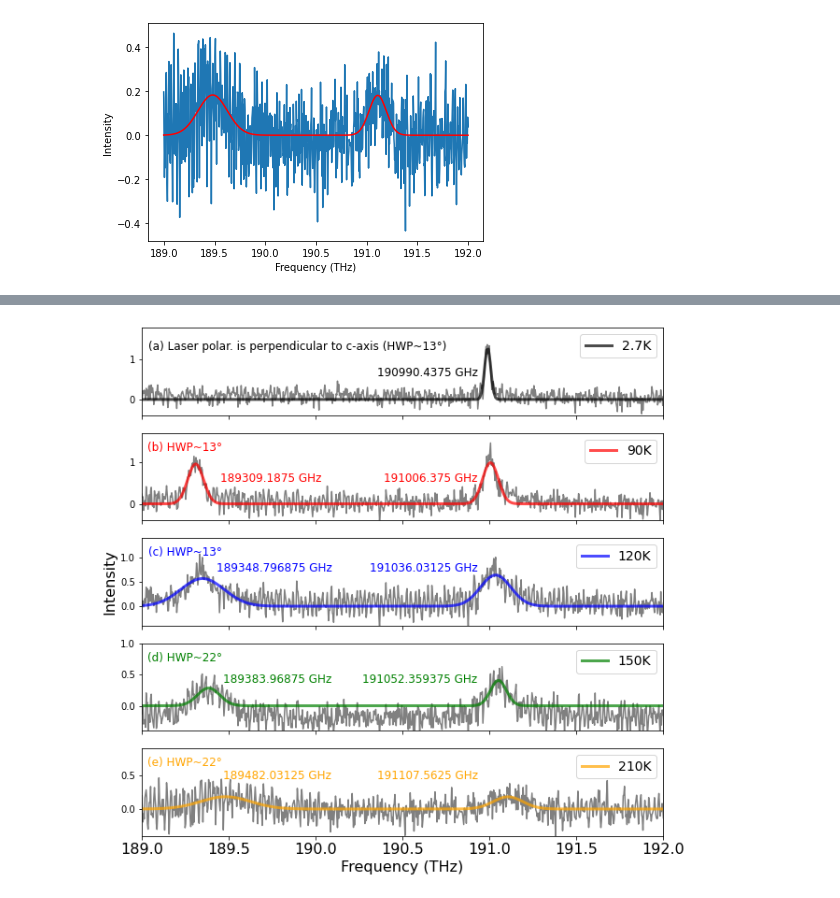
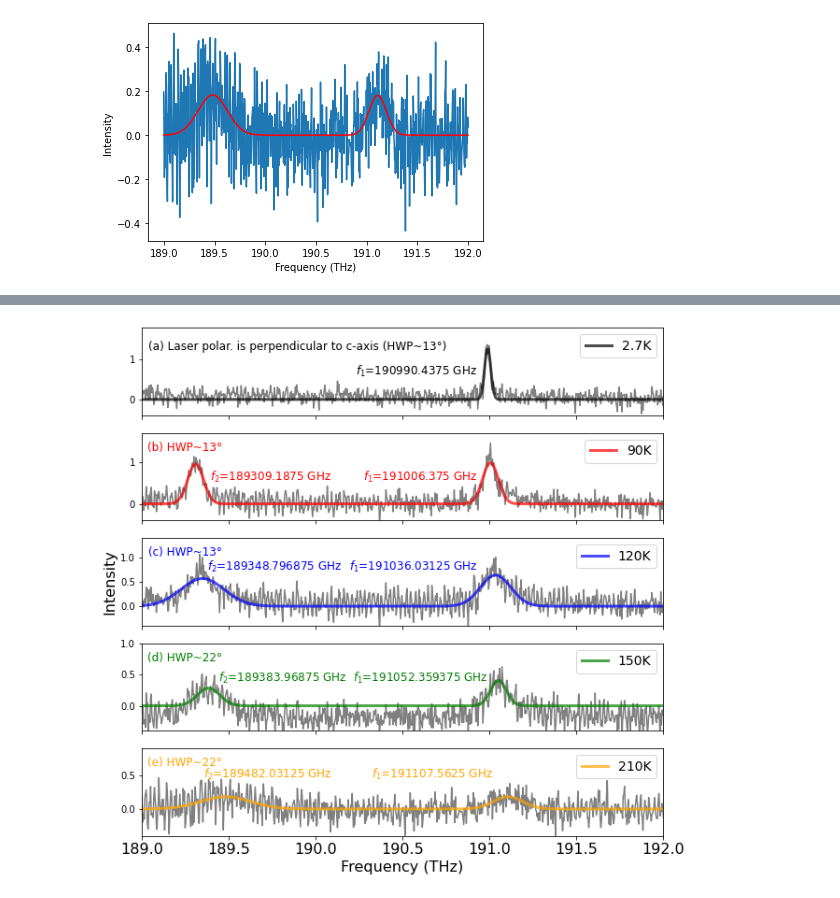
Before and after one commit to JUOM2016/Quick_cal_and_plotting, a Jupyter notebook: absorption_white_light_OD_perpendicular.ipynb, the cells around one changed output, grey strips where cells are left out. Drawn from its saved outputs; the diff is of its cells as text; code cells hidden in the pictures.

```diff
--- a/absorption_white_light_OD_perpendicular.ipynb
+++ b/absorption_white_light_OD_perpendicular.ipynb
@@ -393,7 +416,7 @@ axs[0].annotate('(a) Laser polar. is perpendicular to c-axis (HWP~13\N{DEGREE SI
             horizontalalignment='right',
             verticalalignment='bottom',color='k',fontsize=12)
 
-axs[0].annotate(("{} GHz".format(np.float32(f0_0[0]*1000))),
+axs[0].annotate(("$f_{1}$"+ "=" +"{} GHz".format(np.float32(f0_0[0]*1000))),
             xy=(0.68, 0.2), xycoords='axes fraction',
             xytext=(-20, 20), textcoords='offset pixels',
             horizontalalignment='right',
@@ -405,13 +428,13 @@ axs[1].annotate('(b) HWP~13\N{DEGREE SIGN}',
             horizontalalignment='right',
             verticalalignment='bottom',color='r',fontsize=12)
 
-axs[1].annotate(("{} GHz".format(np.float32(f0_1[1]*1000))),
-            xy=(0.38, 0.2), xycoords='axes fraction',
+axs[1].annotate(("$f_{2}$"+ "=" +"{} GHz".format(np.float32(f0_1[1]*1000))),
+            xy=(0.40, 0.2), xycoords='axes fraction',
             xytext=(-20, 20), textcoords='offset pixels',
             horizontalalignment='right',
             verticalalignment='bottom',color='r',fontsize=12)
 
-axs[1].annotate(("{} GHz".format(np.float32(f0_2[1]*1000))),
+axs[1].annotate(("$f_{1}$"+ "=" +"{} GHz".format(np.float32(f0_2[1]*1000))),
             xy=(0.68, 0.2), xycoords='axes fraction',
             xytext=(-20, 20), textcoords='offset pixels',
             horizontalalignment='right',
@@ -423,13 +446,13 @@ axs[2].annotate('(c) HWP~13\N{DEGREE SIGN}',
             horizontalalignment='right',
             verticalalignment='bottom',color='b',fontsize=12)
 
-axs[2].annotate(("{} GHz".format(np.float32(f0_1[2]*1000))),
-            xy=(0.4, 0.37), xycoords='axes fraction',
+axs[2].annotate(("$f_{2}$"+ "=" +"{} GHz".format(np.float32(f0_1[2]*1000))),
+            xy=(0.42, 0.37), xycoords='axes fraction',
             xytext=(-20, 20), textcoords='offset pixels',
             horizontalalignment='right',
             verticalalignment='bottom',color='b',fontsize=12)
 
-axs[2].annotate(("{} GHz".format(np.float32(f0_2[2]*1000))),
+axs[2].annotate(("$f_{1}$"+ "=" +"{} GHz".format(np.float32(f0_2[2]*1000))),
             xy=(0.68, 0.37), xycoords='axes fraction',
             xytext=(-20, 20), textcoords='offset pixels',
             horizontalalignment='right',
@@ -439,38 +462,38 @@ axs[3].annotate('(d) HWP~22\N{DEGREE SIGN}',
             xy=(0.19, 0.55), xycoords='axes fraction',
             xytext=(-20, 20), textcoords='offset pixels',
             horizontalalignment='right',
             verticalalignment='bottom',color='g',fontsize=12)
 
-axs[3].annotate(("{} GHz".format(np.float32(f0_1[3]*1000))),
-            xy=(0.4, 0.3), xycoords='axes fraction',
+axs[3].annotate(("$f_{2}$"+ "=" +"{} GHz".format(np.float32(f0_1[3]*1000))),
+            xy=(0.43, 0.3), xycoords='axes fraction',
             xytext=(-20, 20), textcoords='offset pixels',
             horizontalalignment='right',
             verticalalignment='bottom',color='g',fontsize=12)
 
-axs[3].annotate(("{} GHz".format(np.float32(f0_2[3]*1000))),
-            xy=(0.68, 0.3), xycoords='axes fraction',
+axs[3].annotate(("$f_{1}$"+ "=" +"{} GHz".format(np.float32(f0_2[3]*1000))),
+            xy=(0.7, 0.3), xycoords='axes fraction',
             xytext=(-20, 20), textcoords='offset pixels',
             horizontalalignment='right',
             verticalalignment='bottom',color='g',fontsize=12)
 
 axs[4].annotate('(e) HWP~22\N{DEGREE SIGN}',
             xy=(0.19, 0.55), xycoords='axes fraction',
             xytext=(-20, 20), textcoords='offset pixels',
             horizontalalignment='right',
             verticalalignment='bottom',color='orange',fontsize=12)
 
-axs[4].annotate(("{} GHz".format(np.float32(f0_1[4]*1000))),
+axs[4].annotate(("$f_{2}$"+ "=" +"{} GHz".format(np.float32(f0_1[4]*1000))),
             xy=(0.4, 0.4), xycoords='axes fraction',
             xytext=(-20, 20), textcoords='offset pixels',
             horizontalalignment='right',
             verticalalignment='bottom',color='orange',fontsize=12)
 
-axs[4].annotate(("{} GHz".format(np.float32(f0_2[4]*1000))),
-            xy=(0.68, 0.4), xycoords='axes fraction',
+axs[4].annotate(("$f_{1}$"+ "=" +"{} GHz".format(np.float32(f0_2[4]*1000))),
+            xy=(0.71, 0.4), xycoords='axes fraction',
             xytext=(-20, 20), textcoords='offset pixels',
             horizontalalignment='right',
             verticalalignment='bottom',color='orange',fontsize=12)
 
 fig.patch.set_facecolor('white')
 # %% [output]
-[figure, old version]
+[figure, new version]
```
Also changed, not shown: parts of 2 cells of this notebook, 1 other file.
